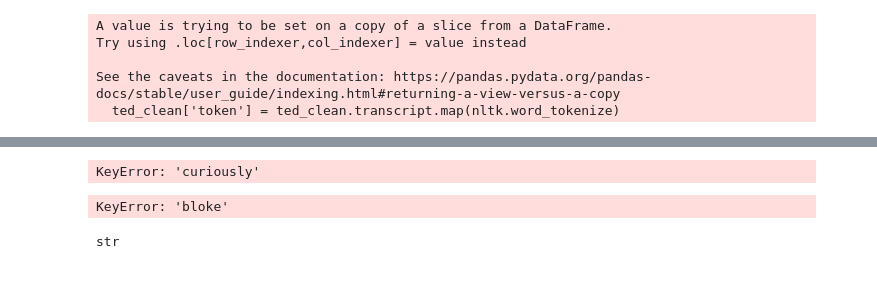
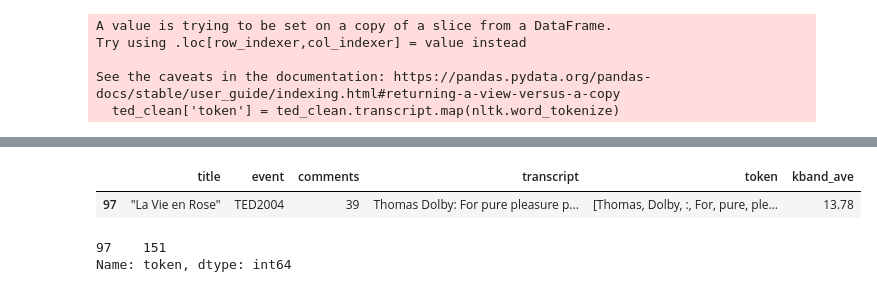
Before and after one commit to Data-Science-for-Linguists-2023/TED-Talk-Rating-Analysis, a Jupyter notebook: code/code1.ipynb, the cells around one changed output, grey strips where cells are left out. Drawn from its saved outputs; the diff is of its cells as text; code cells hidden in the pictures.

```diff
--- a/code/code1.ipynb
+++ b/code/code1.ipynb
@@ -114,16 +152,12 @@ for i in ted_clean['token']:
-# %%
-count = 0
-for i in ted_clean['token'][0]:
-    if i.isalnum():
-        count += kband[i.lower()]
-print(count)
-# %% [output]
-KeyError: 'curiously'
-# %%
-kband['bloke']
-# %% [output]
-KeyError: 'bloke'
-# %%
-type(ted_clean['token'][0][0])
-# %% [output]
-str
+# %%
+# check the max kband_ave because it does not make sense..
+ted_clean[ted_clean.kband_ave == 13.78]
+# %% [output]
+|  | title | event | comments | transcript | token | kband_ave |
+| 97 | "La Vie en Rose" | TED2004 | 39 | Thomas Dolby: For pure pleasure p... | [Thomas, Dolby, :, For, pure, ple... | 13.78 |
+# %%
+# checking the token #
+ted_clean[ted_clean.kband_ave == 13.78]['token'].map(len)
+# %% [output]
+97    151
+Name: token, dtype: int64
```
Also changed, not shown: parts of 14 cells of this notebook.
